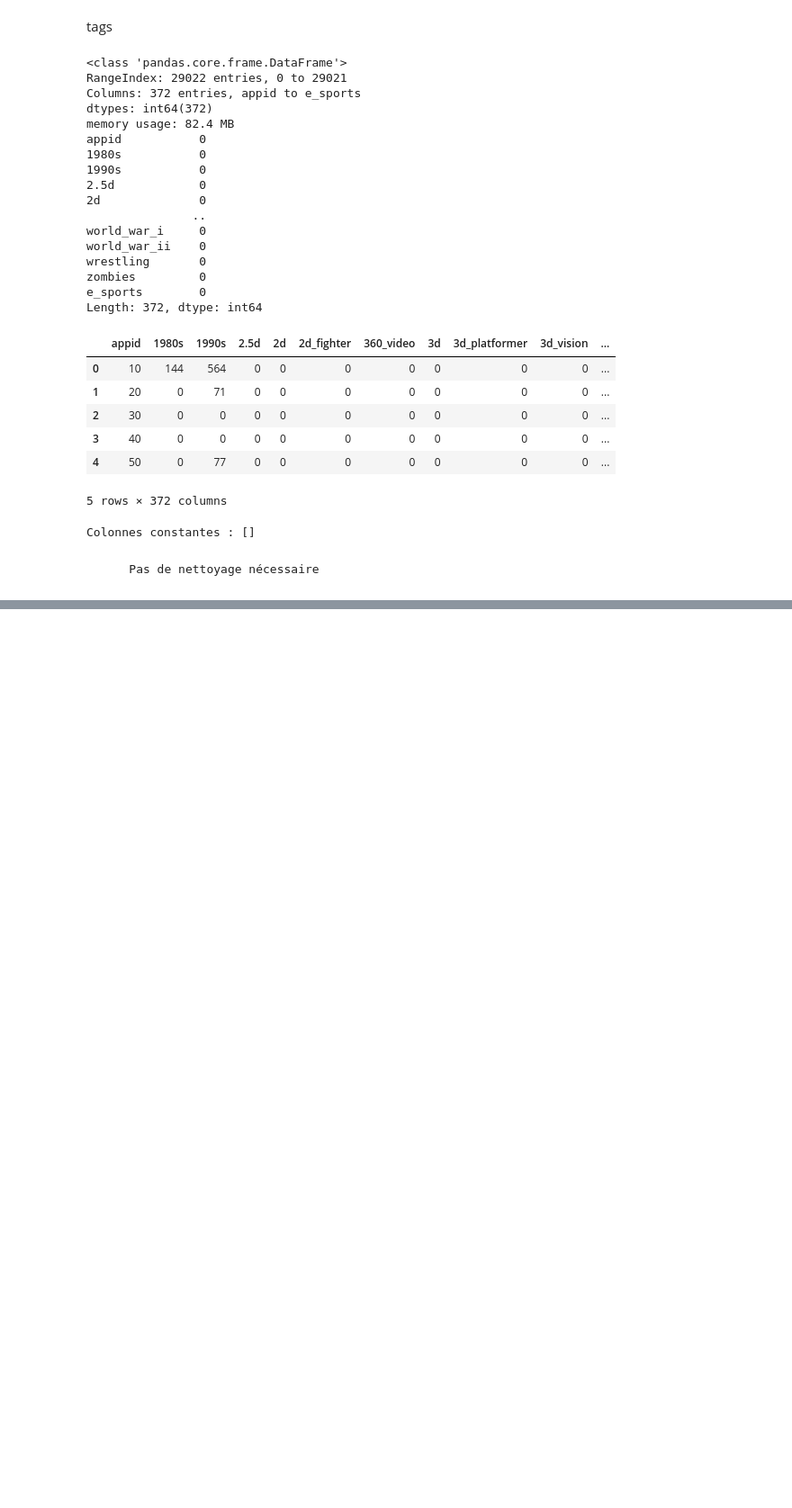
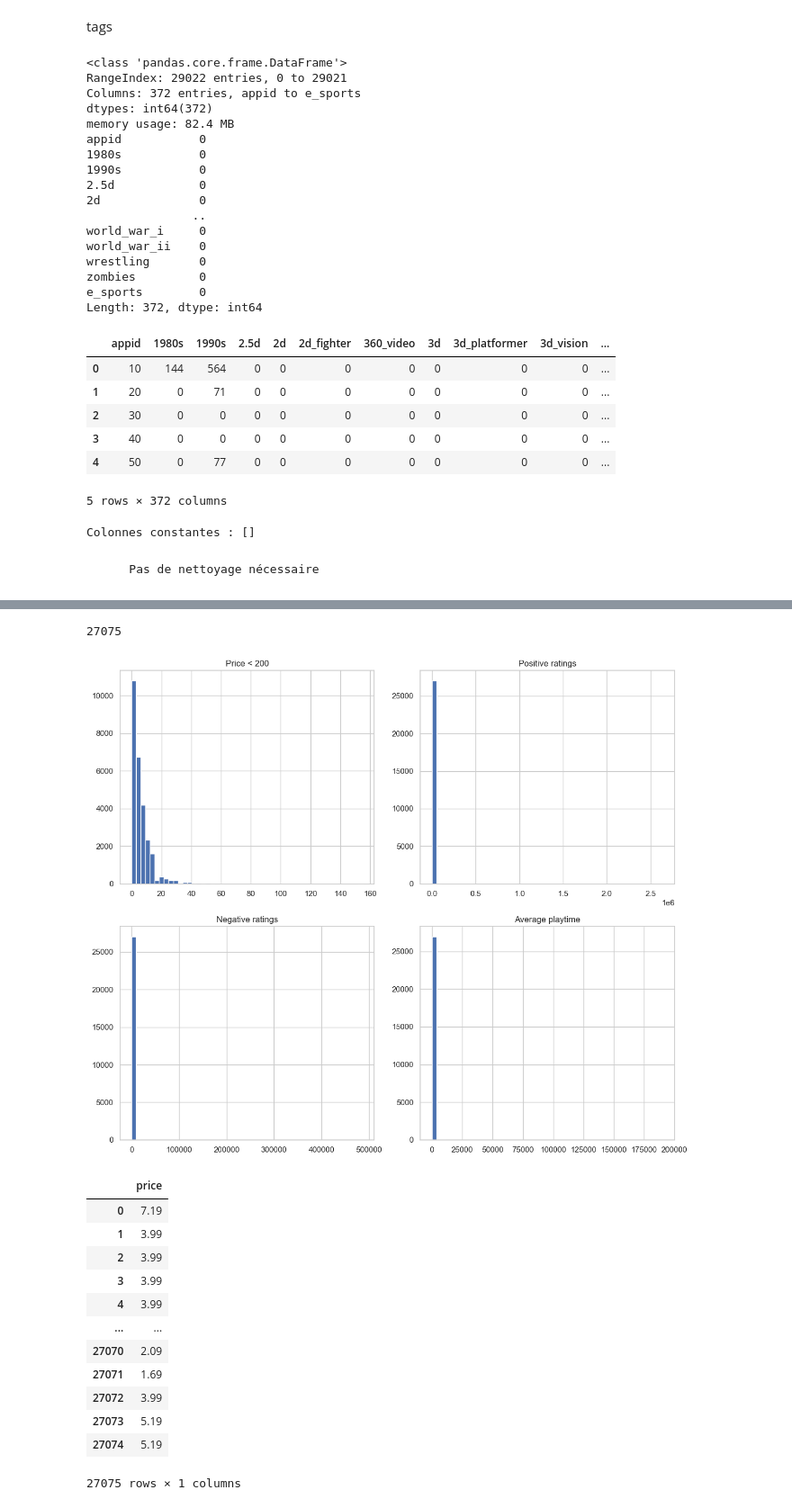
Before and after one commit to Plestan/Analyse-comportementale-Steam, a Jupyter notebook: analyse.ipynb, the cells around one changed output, grey strips where cells are left out. Shown: that part at 90% size. Saved outputs shown, nothing was run; the diff lists cells and outputs as text; code cells hidden in the pictures; blank space fills up the shorter version.

```diff
--- a/analyse.ipynb
+++ b/analyse.ipynb
@@ -343,6 +380,9 @@ Length: 372, dtype: int64
 #Vérification colonne toujours à 0 :
 low_variance = tags.loc[:, tags.nunique() <= 1]
 print("Colonnes constantes :", low_variance.columns.tolist())
+
+# ---------- Rennomage de colonne ----------
+tags = tags.rename(columns={'appid': 'steam_appid'})
 # %% [output]
 Colonnes constantes : []
 # %% [markdown]
@@ -349,0 +474,15 @@ Colonnes constantes : []
+# %%
+# Suppression des colonnes peu utiles
+cols_to_drop = ['support_url', 'support_email', 'website', 'movies']
+df.drop(columns=cols_to_drop, inplace=True, errors='ignore')
+
+# Conversion de la date de sortie
+df['release_year'] = df['release_date'].dt.year
+
+# Création de features utiles
+df['total_ratings'] = df['positive_ratings'] + df['negative_ratings']
+df['rating_ratio'] = df['positive_ratings'] / df['total_ratings'].replace(0, np.nan)
+df['log_price'] = np.log1p(df['price']) #?
+df['desc_length'] = df['short_description'].str.len()
+df['popular'] = (df['owners_max'] > 500000).astype(int)
+df['price_range'] = pd.cut(df['price'], bins=[-0.01, 0, 5, 20, 60, 200, df['price'].max()], labels=['Free', '<5€', '5-20€', '20-60€', '60-200€', "<"+str(df['price'].max())+"€"])
@@ -349,0 +504,47 @@ Colonnes constantes : []
+# %%
+# Histogrammes
+import matplotlib.pyplot as plt
+
+fig, axes = plt.subplots(2, 2, figsize=(12, 10))
+
+# Histogramme price < 200
+print((df['price']>200).count())
+df.loc[df['price'] < 200, 'price'].hist(bins=50, ax=axes[0,0])
+axes[0,0].set_title('Price < 200')
+
+# Histograms pour les autres colonnes
+df['positive_ratings'].hist(bins=50, ax=axes[0,1])
+axes[0,1].set_title('Positive ratings')
+
+df['negative_ratings'].hist(bins=50, ax=axes[1,0])
+axes[1,0].set_title('Negative ratings')
+
+df['average_playtime'].hist(bins=50, ax=axes[1,1])
+axes[1,1].set_title('Average playtime')
+
+plt.tight_layout()
+plt.show()
+
+# Distribution des années de sortie
+plt.figure(figsize=(12, 5))
+sns.countplot(data=df, x='release_year')
+plt.xticks(rotation=90)
+plt.title('Nombre de jeux par année de sortie')
+
+df[['price']]
+# %% [output]
+27075
+[figure, added]
+|  | price |
+| 0 | 7.19 |
+| 1 | 3.99 |
+| 2 | 3.99 |
+| 3 | 3.99 |
+| 4 | 3.99 |
+| ... | ... |
+| 27070 | 2.09 |
+| 27071 | 1.69 |
+| 27072 | 3.99 |
+| 27073 | 5.19 |
+| 27074 | 5.19 |
+27075 rows × 1 columns
```
Also changed, not shown: parts of 16 cells of this notebook.
